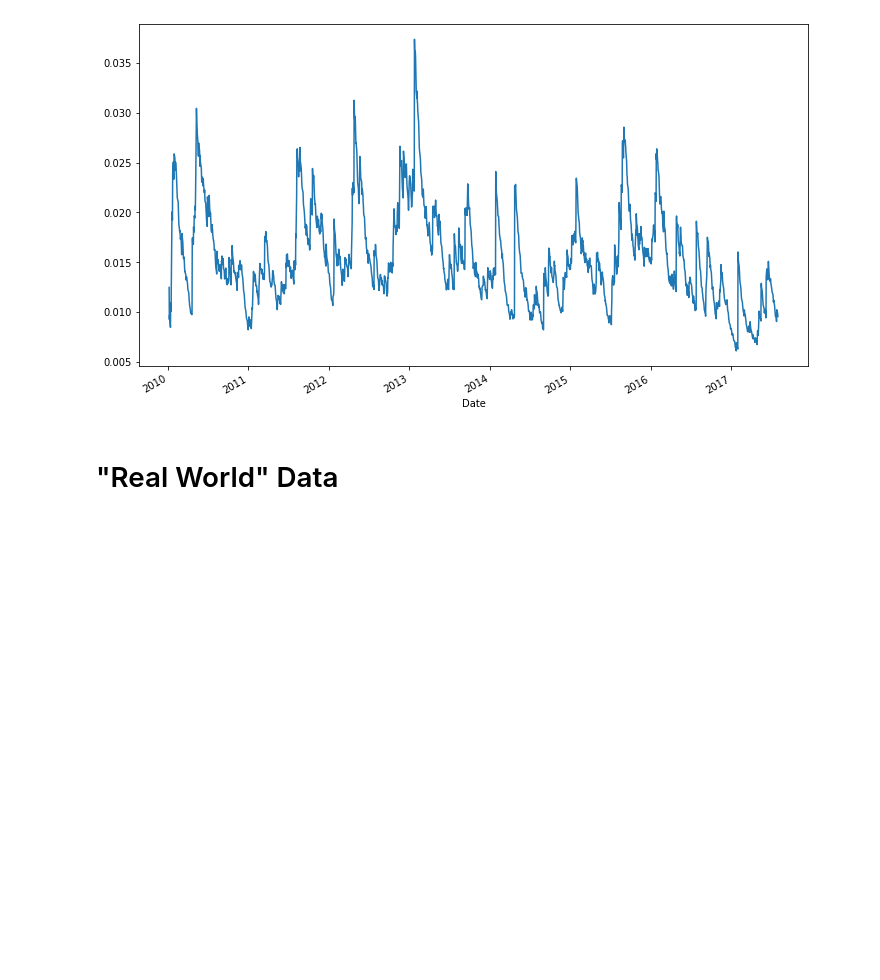
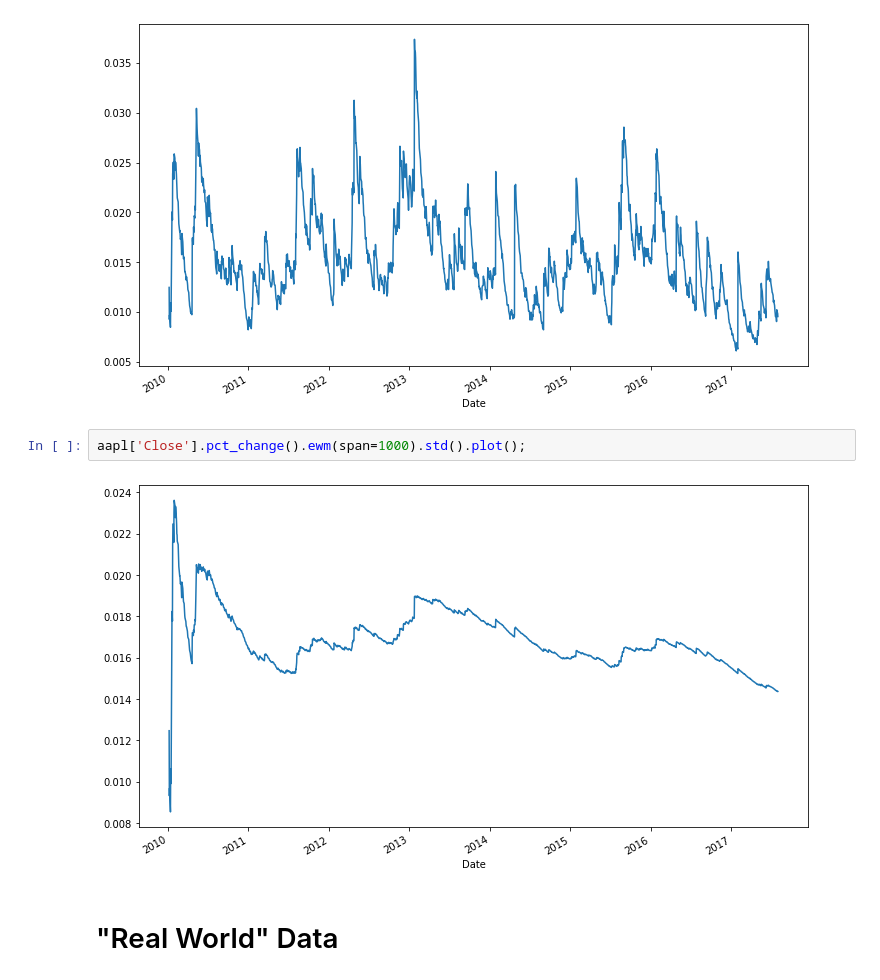
Before and after one commit to Adrian-ACI/MetNumUN2021II, a Jupyter notebook: Lab2/aacanacuani_ScottsSanderson.ipynb, the cells around one changed output. Saved outputs shown, nothing was run; the diff lists cells and outputs as text; blank space fills up the shorter version.

```diff
--- a/Lab2/aacanacuani_ScottsSanderson.ipynb
+++ b/Lab2/aacanacuani_ScottsSanderson.ipynb
@@ -1295,6 +1392,10 @@ aapl.drop('Volume', axis=1).resample('2W').max().plot();
 aapl['Close'].pct_change().ewm(span=30).std().plot();
 # %% [output]
 [figure]
+# %%
+aapl['Close'].pct_change().ewm(span=1000).std().plot();
+# %% [output]
+[figure, added]
 # %% [markdown]
 # "Real World" Data
 # %%
```
Also changed, not shown: parts of 27 cells of this notebook.
